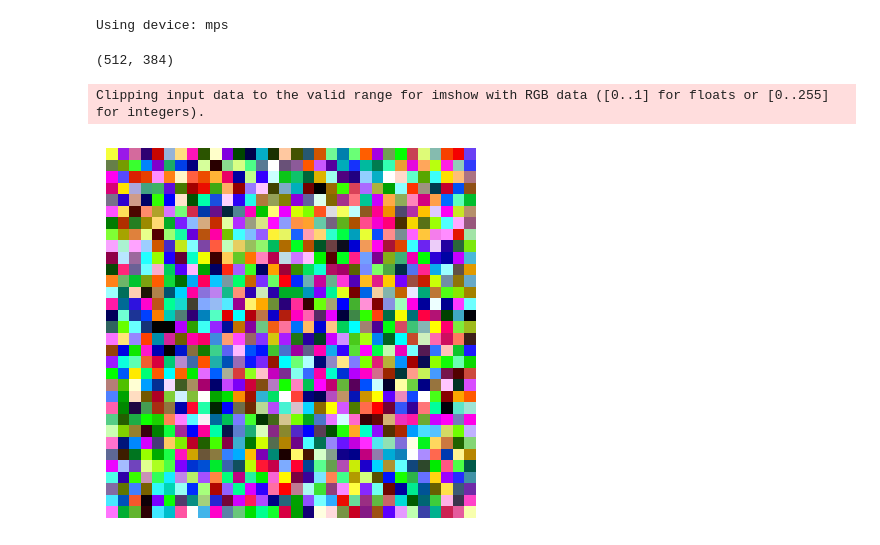
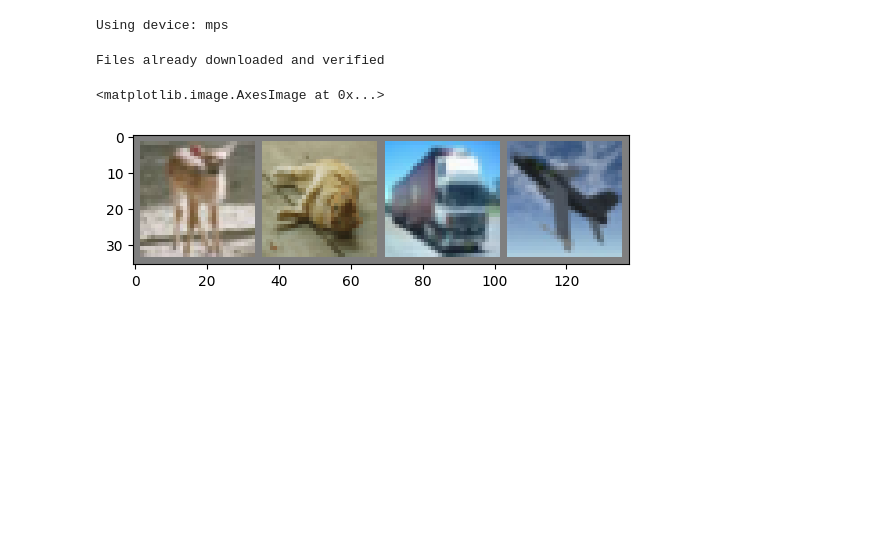
Before and after one commit to gregorysedykh/diffusion-models-in-depth, a Jupyter notebook: DMID.ipynb, the cells around one changed output. Drawn from its saved outputs; the diff is of its cells as text; code cells hidden in the pictures; blank space fills up the shorter version.

```diff
--- a/DMID.ipynb
+++ b/DMID.ipynb
@@ -27,28 +32,31 @@ else:
 print(f"Using device: {device}")
 # %% [output]
 Using device: mps
-# %%
-torch.random.manual_seed(0)
-
-img = Image.open("data/food-101/images/baklava/788.jpg")
-
-print(img.size)
-# %% [output]
-(512, 384)
-# %%
-f = utils.cosine_scheduler
-s = 0.008
-alpha_prod = f(1000, 1000, s) / f(0, 1000, s)
-alpha_prod = torch.tensor(alpha_prod, dtype=torch.float32)
-
-x_0 = images[0].to(device)
-
-mu = torch.sqrt(alpha_prod) * x_0
-noise = torch.sqrt(1 - alpha_prod) * torch.randn_like(x_0)
-
-x_t = mu + noise
-
-imshow(x_t.to("cpu"))
-# %% [output]
-Clipping input data to the valid range for imshow with RGB data ([0..1] for floats or [0..255] for integers).
-[figure, removed]
+# %%
+torch.random.manual_seed(0)
+np.random.seed(0)
+
+transform = transforms.Compose([
+    transforms.ToTensor(),
+    transforms.Normalize((0.5,), (0.5,)),
+])
+
+dataset = datasets.CIFAR10(
+    root="./data",
+    train=True,
+    transform=transform,
+    download=True,
+)
+
+data_loader = DataLoader(dataset, batch_size=4, shuffle=True)
+
+features, labels = next(iter(data_loader))
+img = torchvision.utils.make_grid(features)
+
+img = img.permute(1, 2, 0)
+img = img / 2 + 0.5
+plt.imshow(img)
+# %% [output]
+Files already downloaded and verified
+<matplotlib.image.AxesImage at 0x...>
+[figure, added]
```
Also changed, not shown: parts of 2 cells of this notebook, 6 other files.
